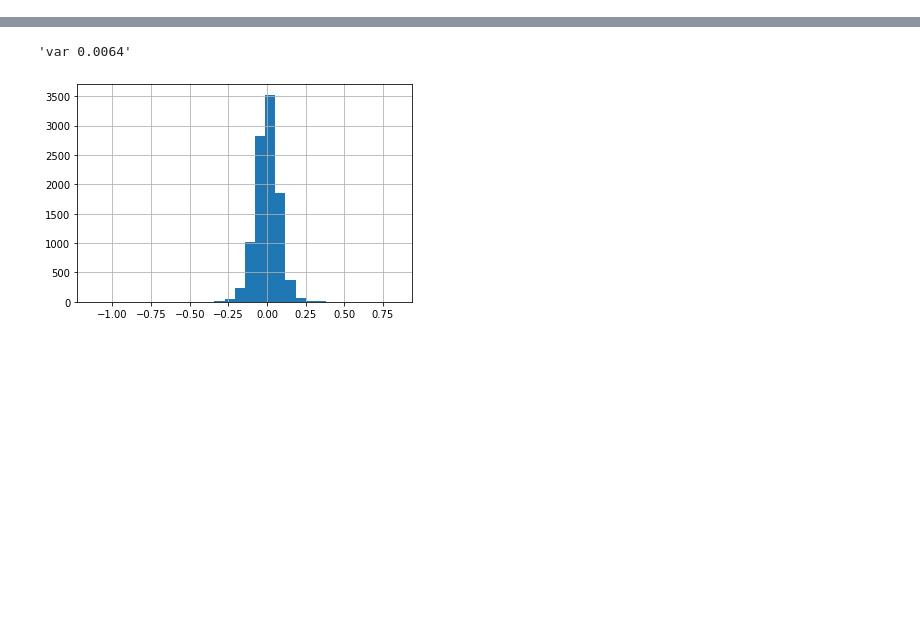
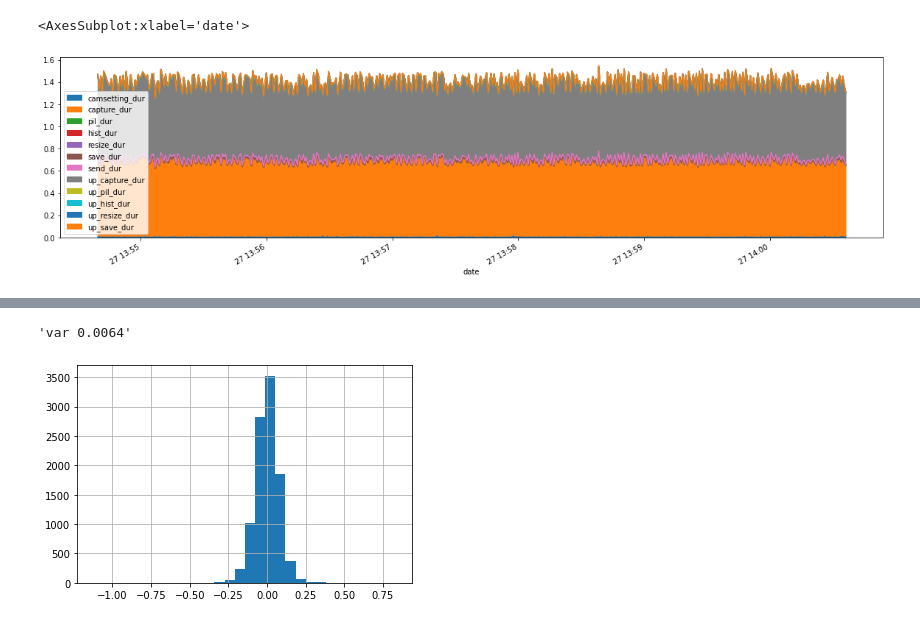
Before and after one commit to fanff/astroScop, a Jupyter notebook: scopeStats.ipynb, the cells around one changed output, grey strips where cells are left out. Saved outputs shown, nothing was run; the diff lists cells and outputs as text; code cells hidden in the pictures; blank space fills up the shorter version.

Commit message:
updating cam stats

```diff
--- a/scopeStats.ipynb
+++ b/scopeStats.ipynb
@@ -35,0 +58,13 @@ def pullStats(url):
+# %%
+
+uri = "ws://192.168.1.85:8765/stats"
+
+
+dfm,dfc,sysstats = pullStats(uri)
+
+
+durcols = [c for c in dfc.columns if "_dur" in c]
+dfc.tail(500).set_index("date")[durcols].plot.area(figsize=(20,5))
+# %% [output]
+<AxesSubplot:xlabel='date'>
+[figure, added]
```
Also changed, not shown: parts of 9 cells of this notebook, 1 other file.
